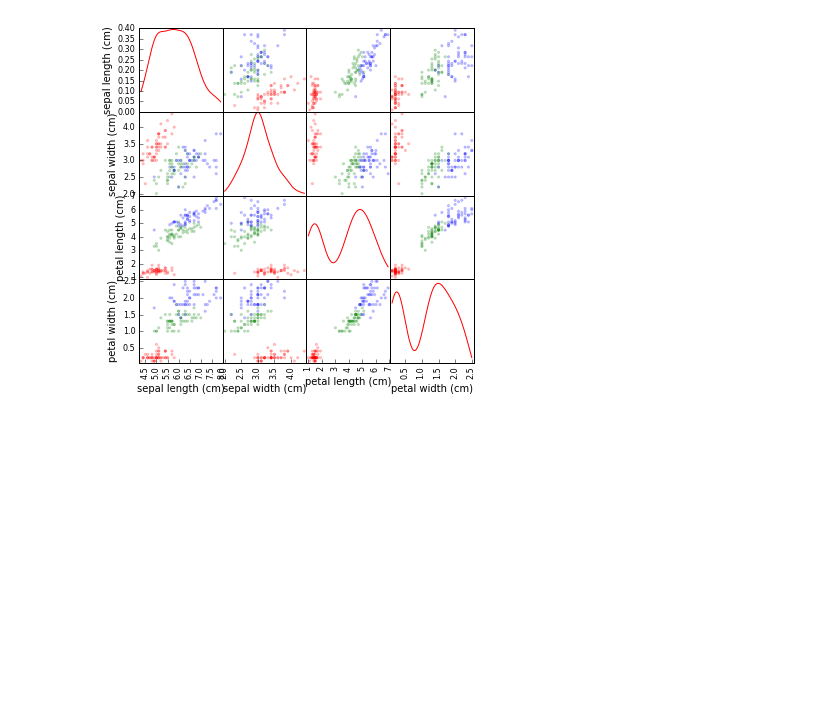
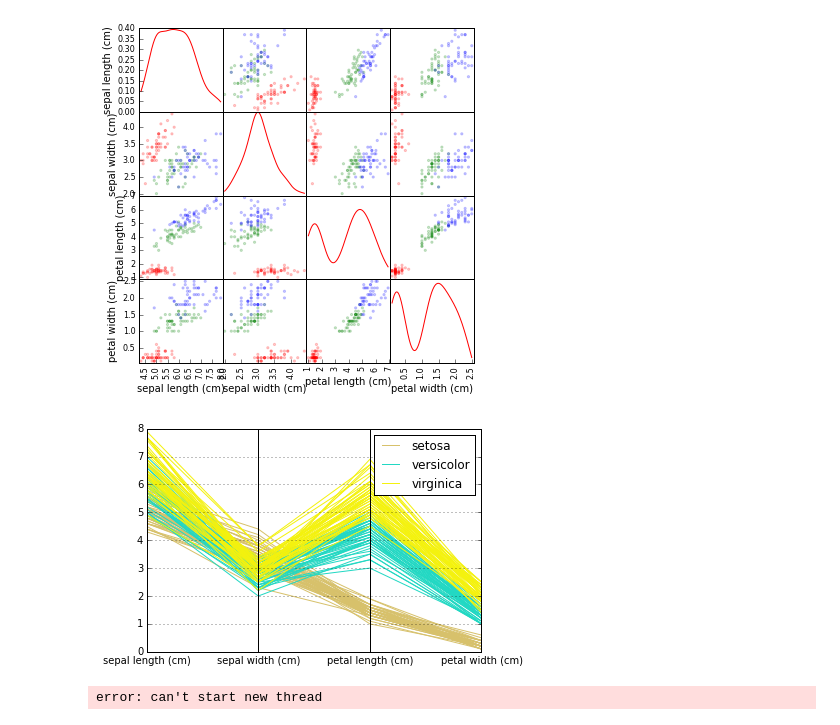
Before and after one commit to moonbury/ipython-notebook, a Jupyter notebook: book_data_science_essentials_ch4.ipynb, the cells around one changed output. Saved outputs shown, nothing was run; the diff lists cells and outputs as text; code cells hidden in the pictures; blank space fills up the shorter version.

```diff
--- a/book_data_science_essentials_ch4.ipynb
+++ b/book_data_science_essentials_ch4.ipynb
@@ -110,6 +137,11 @@ colors = [colors_palette[c] for c in groups]
 matrix_of_scatterplots = scatter_matrix(iris_df,alpha=0.2,figsize=(6,6),color=colors,diagonal='kde')
 # %% [output]
 [figure]
+# %%
+from pandas.tools.plotting import parallel_coordinates
+pl1 = parallel_coordinates(iris_df,'groups')
+# %% [output]
+[figure, added]
 # %%
 import urllib2
 target_page = 'http://www.csie.ntu.edu.tw/~cjlin/libsvmtools/datasets/binary/ijcnn1.bz2'
@@ -125,7 +157,10 @@ import numpy as np
 from sklearn.cross_validation import cross_val_score
 from sklearn.svm import SVC
 hypothesis = SVC(kernel='rbf',degree=2,random_state=101)
-scores = cross_val_score(hypothesis,X_train,y_train,cv=5,scoring='accuracy',n_jobs=-1)
+scores = cross_val_score(hypothesis,X_train,y_train,cv=15,scoring='accuracy',n_jobs=-1)
 print ("SVC with rbf kenerl")
+print scores
 print (np.mean(scores))
 print (np.std(scores))
+# %% [output]
+error: can't start new thread
```
Also changed, not shown: parts of 5 cells of this notebook, 4 other files.
